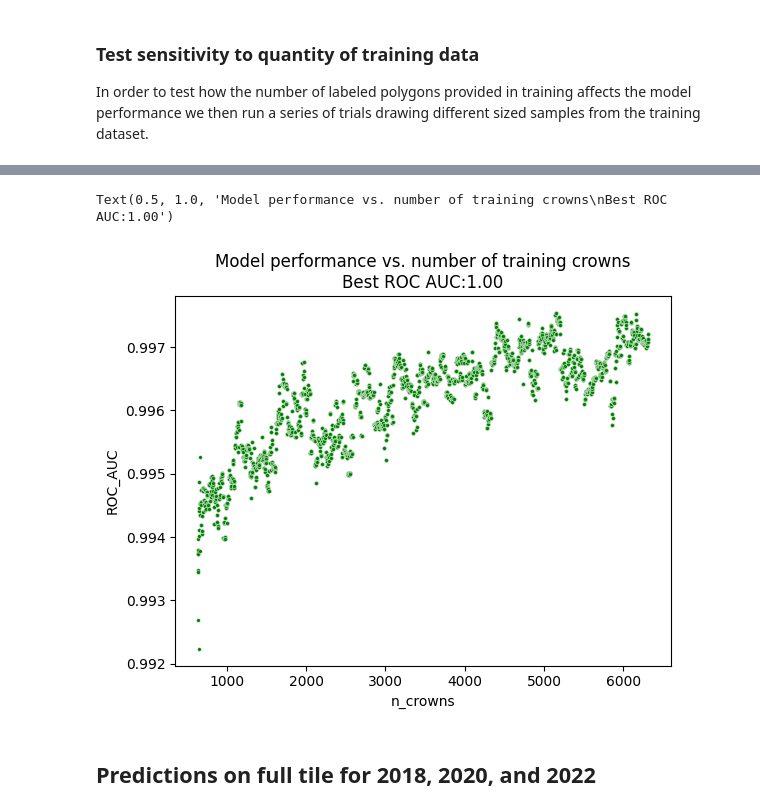
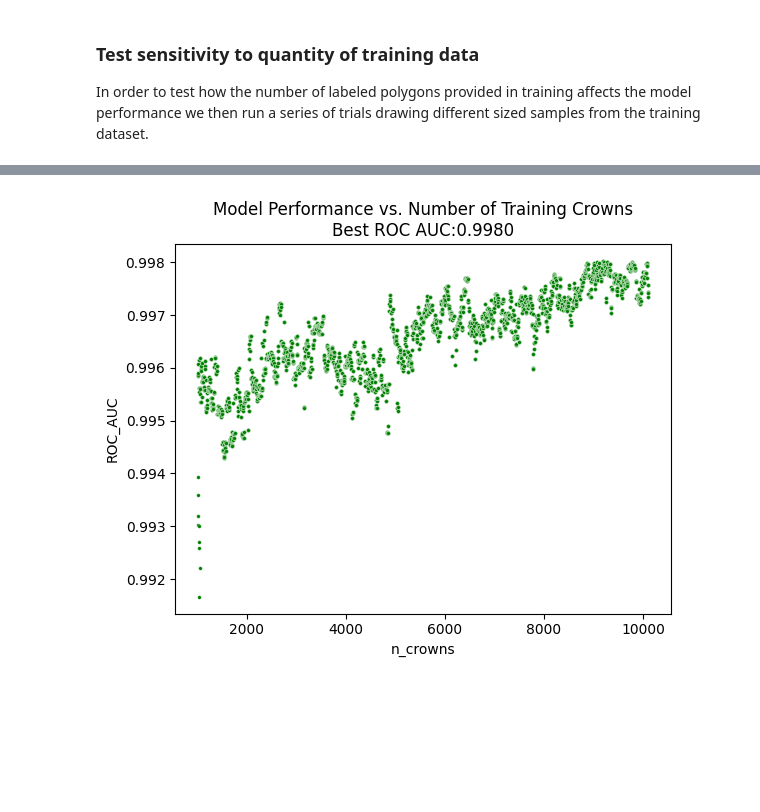
Before and after one commit to kulpojke/tree-mortality, a Jupyter notebook: src/mortality_classification.ipynb, the cells around one changed output, grey strips where cells are left out. Saved outputs shown, nothing was run; the diff lists cells and outputs as text; code cells hidden in the pictures; blank space fills up the shorter version.

```diff
--- a/src/mortality_classification.ipynb
+++ b/src/mortality_classification.ipynb
@@ -471,8 +473,0 @@ Feature ranking:
-# %%
-# number of variables to use
-n_cols = 38
-use_cols = [cols[indices[f]] for f in range(n_cols)]
-
-plt.subplots(figsize=(20,15))
-sns.heatmap(data=data[data.n50 != -99][use_cols].corr(), cmap='PiYG');
-plt.title('Feature Correlation Heatmap');
@@ -513,0 +522,31 @@ alive_prob = pred_prob[:,1]
+# %%
+# number of variables to use
+n_cols = 53
+
+# get model params
+use_cols = cols[indices[:n_cols]]
+X = train[use_cols]
+y = train.y
+
+final_model = RandomForestClassifier(
+    n_estimators=rf_n_estimators,
+    max_features=rf_max_features,
+    max_depth=rf_max_depth,
+    #max_samples=rf_max_samples,
+    oob_score=False,
+    random_state=np.random.seed(1234)
+).fit(X, y)
+
+X_test = test[use_cols]
+y_test = test.y
+
+roc = roc_auc_score(y_test, final_model.predict_proba(X_test)[:,1])
+print(f'ROC AUC: {roc:.4f}')
+
+# plot feature correlation
+corr = data[data.n50 != -99][use_cols].corr()
+plt.subplots(figsize=(20,15))
+mask = np.triu(corr)
+sns.heatmap(data=corr, mask=mask, cmap='PiYG');
+plt.title(f'Correlation Heatmap of Top {n_cols} Features');
+plt.savefig('/home/michael/thesis/images/param_corr.png')
@@ -584,9 +633,6 @@ def n_train_sensitivity_test(train, test, use_cols, step=0.01, replicates=10):
 # %%
-score_df = n_train_sensitivity_test(train, test, use_cols, step=0.0005, replicates=3)
 sns.scatterplot(data=score_df, x='n_crowns', y='ROC_AUC', s=7, color='g');
-plt.title(f'Model performance vs. number of training crowns\nBest ROC AUC:{score_df.ROC_AUC.max():.2f}')
+plt.title(f'Model Performance vs. Number of Training Crowns\nBest ROC AUC:{score_df.ROC_AUC.max():.4f}')
+plt.savefig('/home/michael/thesis/images/n_crowns.png')
 # %% [output]
-Text(0.5, 1.0, 'Model performance vs. number of training crowns\nBest ROC AUC:1.00')
-[figure, old version]
+[figure, new version]
-# %% [markdown]
-## Predictions on full tile for 2018, 2020, and 2022
```
Also changed, not shown: parts of 20 cells of this notebook, 1 other file.
